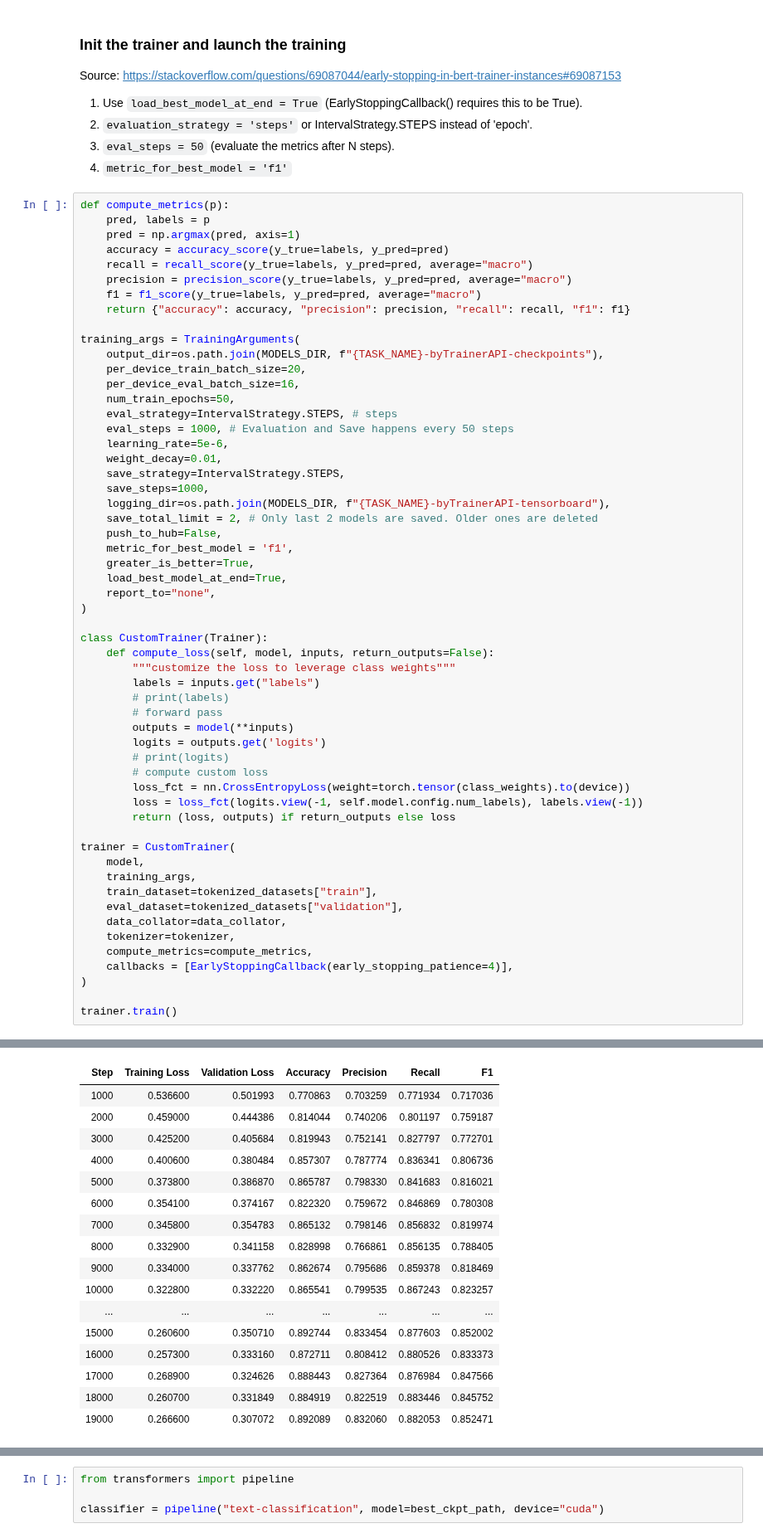
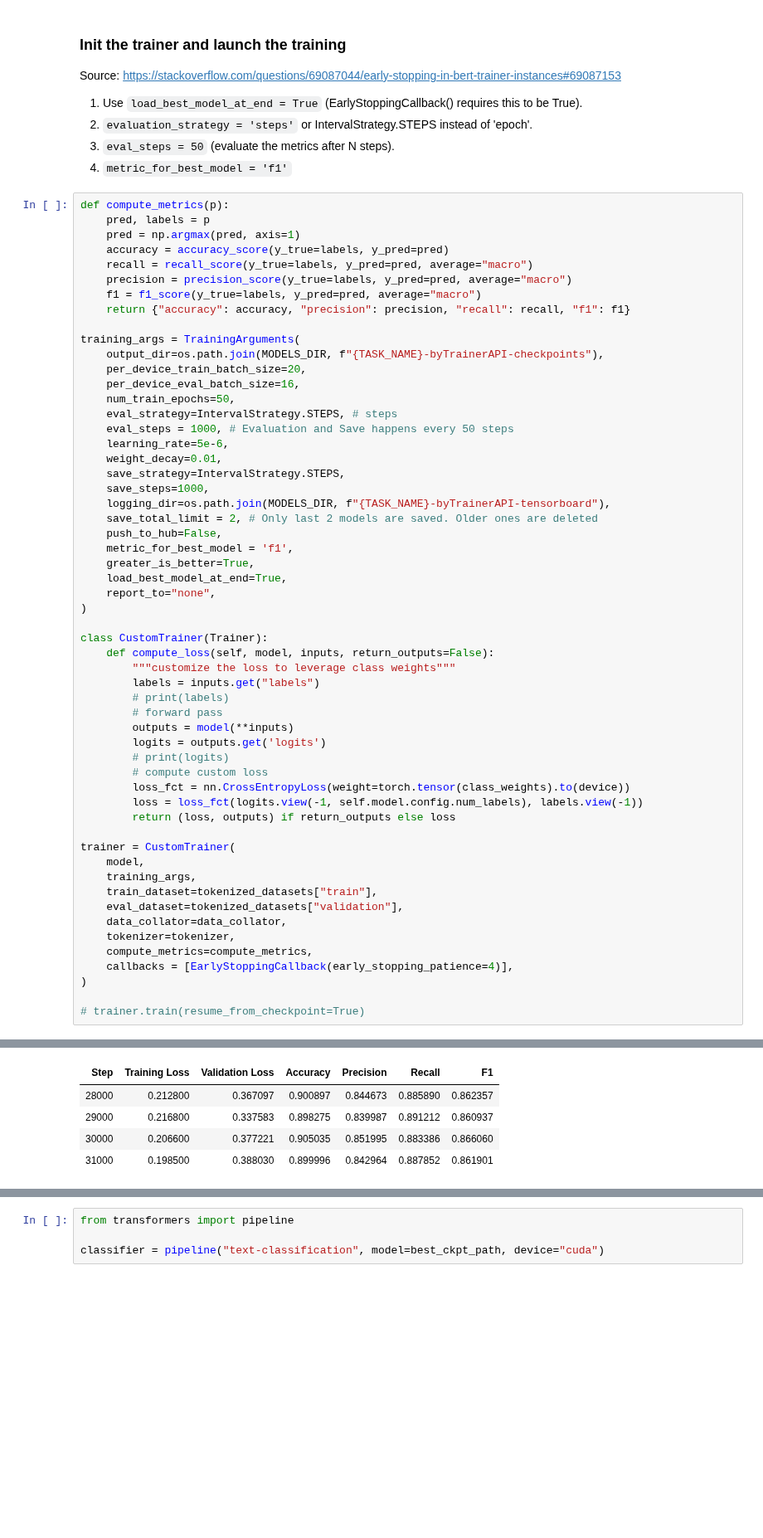
Before and after one commit to lengocluyen/relation_extraction_textmine25, a Jupyter notebook: defi_textmine_2025/mth2_hasrelation_whatrelation/step1_hastrelation.ipynb, the cells around one changed output, grey strips where cells are left out. Shown at 83% size. Saved outputs shown, nothing was run; the diff lists cells and outputs as text; blank space fills up the shorter version.

```diff
--- a/defi_textmine_2025/mth2_hasrelation_whatrelation/step1_hastrelation.ipynb
+++ b/defi_textmine_2025/mth2_hasrelation_whatrelation/step1_hastrelation.ipynb
@@ -466,5 +456,5 @@ trainer = CustomTrainer(
     callbacks = [EarlyStoppingCallback(early_stopping_patience=4)],
 )
 
-trainer.train()
+# trainer.train(resume_from_checkpoint=True)
 # %% [output]
@@ -472,17 +462,5 @@ trainer.train()
 | Step | Training Loss | Validation Loss | Accuracy | Precision | Recall | F1 |
-| 1000 | 0.536600 | 0.501993 | 0.770863 | 0.703259 | 0.771934 | 0.717036 |
-| 2000 | 0.459000 | 0.444386 | 0.814044 | 0.740206 | 0.801197 | 0.759187 |
-| 3000 | 0.425200 | 0.405684 | 0.819943 | 0.752141 | 0.827797 | 0.772701 |
-| 4000 | 0.400600 | 0.380484 | 0.857307 | 0.787774 | 0.836341 | 0.806736 |
-| 5000 | 0.373800 | 0.386870 | 0.865787 | 0.798330 | 0.841683 | 0.816021 |
-| 6000 | 0.354100 | 0.374167 | 0.822320 | 0.759672 | 0.846869 | 0.780308 |
-| 7000 | 0.345800 | 0.354783 | 0.865132 | 0.798146 | 0.856832 | 0.819974 |
-| 8000 | 0.332900 | 0.341158 | 0.828998 | 0.766861 | 0.856135 | 0.788405 |
-| 9000 | 0.334000 | 0.337762 | 0.862674 | 0.795686 | 0.859378 | 0.818469 |
-| 10000 | 0.322800 | 0.332220 | 0.865541 | 0.799535 | 0.867243 | 0.823257 |
-| ... | ... | ... | ... | ... | ... | ... |
-| 15000 | 0.260600 | 0.350710 | 0.892744 | 0.833454 | 0.877603 | 0.852002 |
-| 16000 | 0.257300 | 0.333160 | 0.872711 | 0.808412 | 0.880526 | 0.833373 |
-| 17000 | 0.268900 | 0.324626 | 0.888443 | 0.827364 | 0.876984 | 0.847566 |
-| 18000 | 0.260700 | 0.331849 | 0.884919 | 0.822519 | 0.883446 | 0.845752 |
-| 19000 | 0.266600 | 0.307072 | 0.892089 | 0.832060 | 0.882053 | 0.852471 |
+| 28000 | 0.212800 | 0.367097 | 0.900897 | 0.844673 | 0.885890 | 0.862357 |
+| 29000 | 0.216800 | 0.337583 | 0.898275 | 0.839987 | 0.891212 | 0.860937 |
+| 30000 | 0.206600 | 0.377221 | 0.905035 | 0.851995 | 0.883386 | 0.866060 |
+| 31000 | 0.198500 | 0.388030 | 0.899996 | 0.842964 | 0.887852 | 0.861901 |
```
Also changed, not shown: parts of 53 cells of this notebook.
